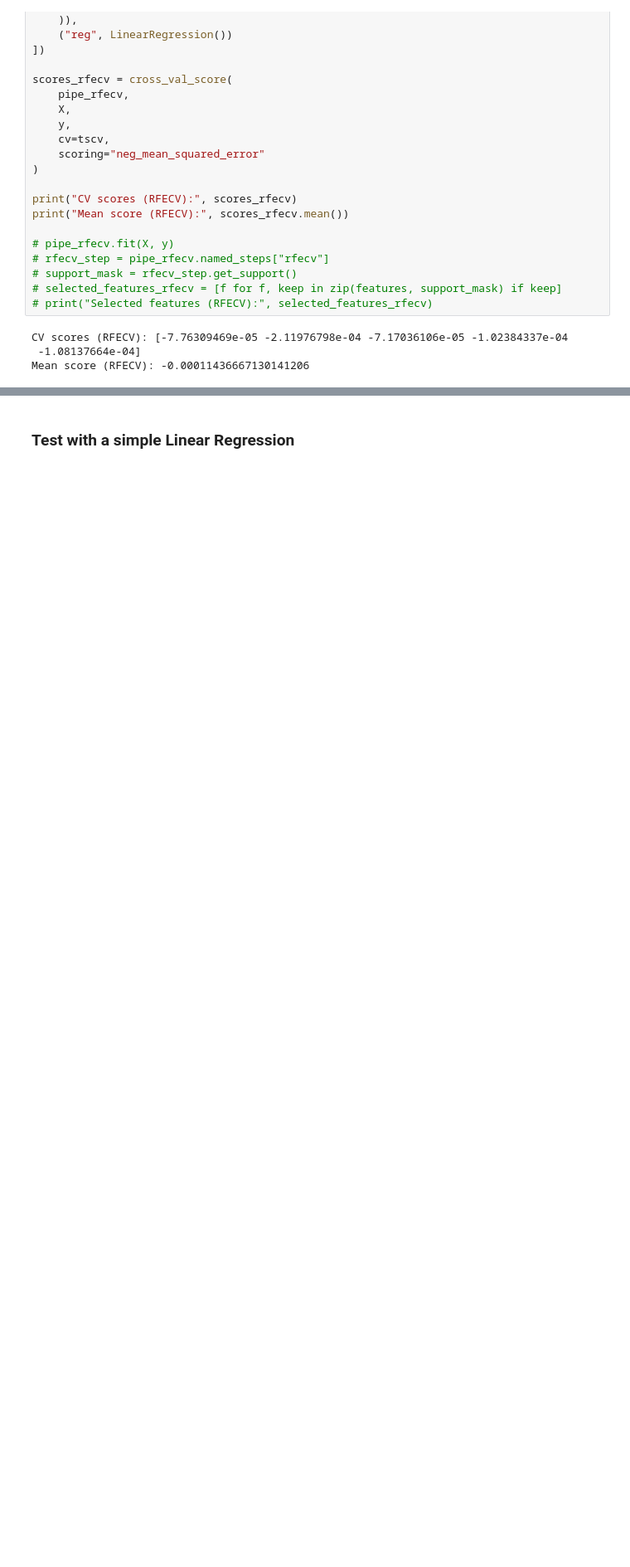
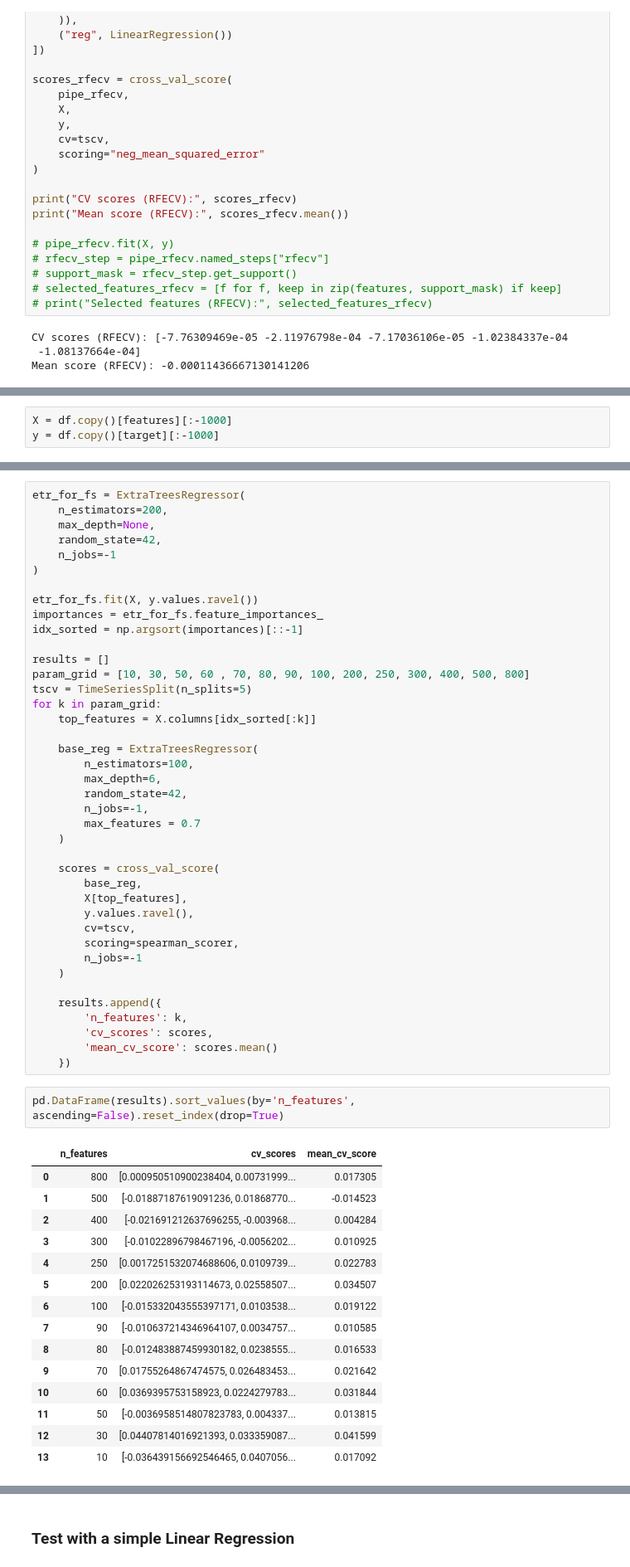
Before and after one commit to XingzheLi123/kaggle_hull_tactic_2025, a Jupyter notebook: Minqi/feature_selection.ipynb, the cells around one changed output, grey strips where cells are left out. Shown at 83% size. Saved outputs shown, nothing was run; the diff lists cells and outputs as text; blank space fills up the shorter version.

```diff
--- a/Minqi/feature_selection.ipynb
+++ b/Minqi/feature_selection.ipynb
@@ -228,0 +337,3 @@ Mean score (RFECV): -0.00011436667130141206
+# %%
+X = df.copy()[features][:-1000]
+y = df.copy()[target][:-1000]
@@ -228,0 +349,58 @@ Mean score (RFECV): -0.00011436667130141206
+# %%
+etr_for_fs = ExtraTreesRegressor(
+    n_estimators=200,
+    max_depth=None,
+    random_state=42,
+    n_jobs=-1
+)
+
+etr_for_fs.fit(X, y.values.ravel())
+importances = etr_for_fs.feature_importances_
+idx_sorted = np.argsort(importances)[::-1]
+
+results = []
+param_grid = [10, 30, 50, 60 , 70, 80, 90, 100, 200, 250, 300, 400, 500, 800]
+tscv = TimeSeriesSplit(n_splits=5)
+for k in param_grid:
+    top_features = X.columns[idx_sorted[:k]]
+
+    base_reg = ExtraTreesRegressor(
+        n_estimators=100,
+        max_depth=6,
+        random_state=42,
+        n_jobs=-1,
+        max_features = 0.7
+    )
+
+    scores = cross_val_score(
+        base_reg,
+        X[top_features],
+        y.values.ravel(),
+        cv=tscv,
+        scoring=spearman_scorer,
+        n_jobs=-1
+    )
+
+    results.append({
+        'n_features': k,
+        'cv_scores': scores,
+        'mean_cv_score': scores.mean()
+    })
+# %%
+pd.DataFrame(results).sort_values(by='n_features', ascending=False).reset_index(drop=True)
+# %% [output]
+|  | n_features | cv_scores | mean_cv_score |
+| 0 | 800 | [0.000950510900238404, 0.00731999... | 0.017305 |
+| 1 | 500 | [-0.01887187619091236, 0.01868770... | -0.014523 |
+| 2 | 400 | [-0.021691212637696255, -0.003968... | 0.004284 |
+| 3 | 300 | [-0.01022896798467196, -0.0056202... | 0.010925 |
+| 4 | 250 | [0.0017251532074688606, 0.0109739... | 0.022783 |
+| 5 | 200 | [0.022026253193114673, 0.02558507... | 0.034507 |
+| 6 | 100 | [-0.015332043555397171, 0.0103538... | 0.019122 |
+| 7 | 90 | [-0.010637214346964107, 0.0034757... | 0.010585 |
+| 8 | 80 | [-0.012483887459930182, 0.0238555... | 0.016533 |
+| 9 | 70 | [0.01755264867474575, 0.026483453... | 0.021642 |
+| 10 | 60 | [0.0369395753158923, 0.0224279783... | 0.031844 |
+| 11 | 50 | [-0.0036958514807823783, 0.004337... | 0.013815 |
+| 12 | 30 | [0.04407814016921393, 0.033359087... | 0.041599 |
+| 13 | 10 | [-0.036439156692546465, 0.0407056... | 0.017092 |
```
Also changed, not shown: parts of 20 cells of this notebook.
